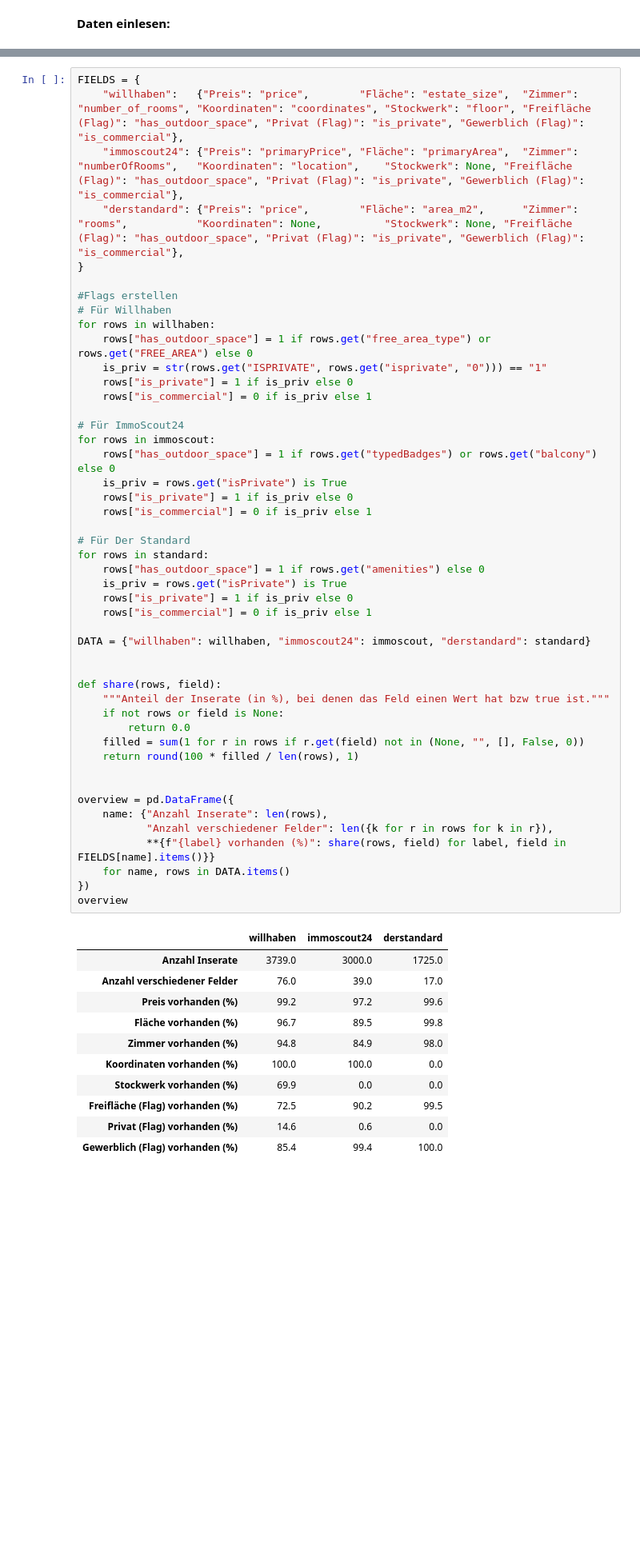
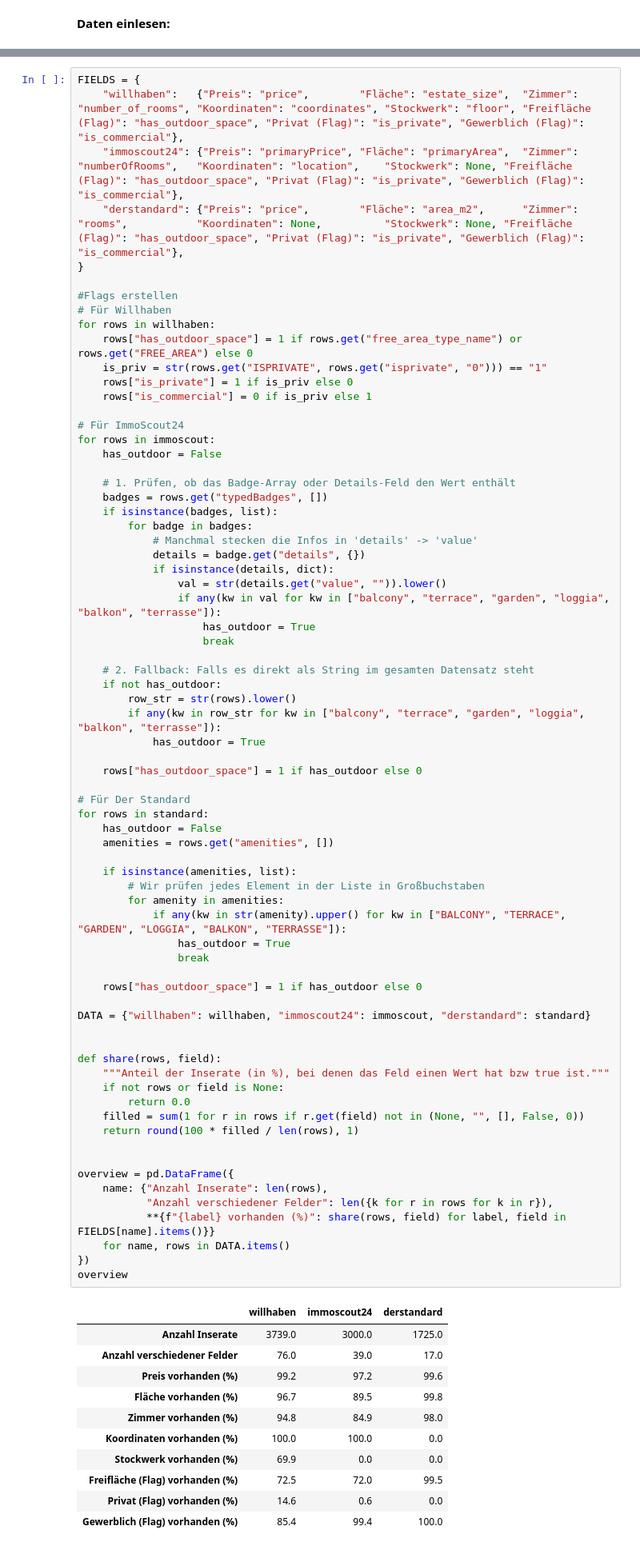
Before and after one commit to Koalabot95/BigDataProjekt, a Jupyter notebook: notebooks/data_source_layer.ipynb, the cells around one changed output, grey strips where cells are left out. Shown at 80% size. Cells and saved outputs as stored; diff of their text form; blank space fills up the shorter version.

Commit message:
fixed wrong calculation for freie fläche flag

```diff
--- a/notebooks/data_source_layer.ipynb
+++ b/notebooks/data_source_layer.ipynb
@@ -193,53 +193,77 @@ FIELDS = {
 #Flags erstellen
 # Für Willhaben
 for rows in willhaben:
-    rows["has_outdoor_space"] = 1 if rows.get("free_area_type") or rows.get("FREE_AREA") else 0
+    rows["has_outdoor_space"] = 1 if rows.get("free_area_type_name") or rows.get("FREE_AREA") else 0
     is_priv = str(rows.get("ISPRIVATE", rows.get("isprivate", "0"))) == "1"
     rows["is_private"] = 1 if is_priv else 0
     rows["is_commercial"] = 0 if is_priv else 1
 
 # Für ImmoScout24
 for rows in immoscout:
-    rows["has_outdoor_space"] = 1 if rows.get("typedBadges") or rows.get("balcony") else 0
-    is_priv = rows.get("isPrivate") is True
-    rows["is_private"] = 1 if is_priv else 0
-    rows["is_commercial"] = 0 if is_priv else 1
+    has_outdoor = False
+
+    # 1. Prüfen, ob das Badge-Array oder Details-Feld den Wert enthält
+    badges = rows.get("typedBadges", [])
+    if isinstance(badges, list):
+        for badge in badges:
+            # Manchmal stecken die Infos in 'details' -> 'value'
+            details = badge.get("details", {})
+            if isinstance(details, dict):
+                val = str(details.get("value", "")).lower()
+                if any(kw in val for kw in ["balcony", "terrace", "garden", "loggia", "balkon", "terrasse"]):
+                    has_outdoor = True
+                    break
+
+    # 2. Fallback: Falls es direkt als String im gesamten Datensatz steht
+    if not has_outdoor:
+        row_str = str(rows).lower()
+        if any(kw in row_str for kw in ["balcony", "terrace", "garden", "loggia", "balkon", "terrasse"]):
+            has_outdoor = True
+
+    rows["has_outdoor_space"] = 1 if has_outdoor else 0
 
 # Für Der Standard
 for rows in standard:
-    rows["has_outdoor_space"] = 1 if rows.get("amenities") else 0
-    is_priv = rows.get("isPrivate") is True
-    rows["is_private"] = 1 if is_priv else 0
-    rows["is_commercial"] = 0 if is_priv else 1
+    has_outdoor = False
+    amenities = rows.get("amenities", [])
+
+    if isinstance(amenities, list):
+        # Wir prüfen jedes Element in der Liste in Großbuchstaben
+        for amenity in amenities:
+            if any(kw in str(amenity).upper() for kw in ["BALCONY", "TERRACE", "GARDEN", "LOGGIA", "BALKON", "TERRASSE"]):
+                has_outdoor = True
+                break
+
+    rows["has_outdoor_space"] = 1 if has_outdoor else 0
 
 DATA = {"willhaben": willhaben, "immoscout24": immoscout, "derstandard": standard}
 
 
 def share(rows, field):
     """Anteil der Inserate (in %), bei denen das Feld einen Wert hat bzw true ist."""
     if not rows or field is None:
         return 0.0
     filled = sum(1 for r in rows if r.get(field) not in (None, "", [], False, 0))
     return round(100 * filled / len(rows), 1)
 
 
 overview = pd.DataFrame({
     name: {"Anzahl Inserate": len(rows),
            "Anzahl verschiedener Felder": len({k for r in rows for k in r}),
            **{f"{label} vorhanden (%)": share(rows, field) for label, field in FIELDS[name].items()}}
     for name, rows in DATA.items()
 })
 overview
 # %% [output]
 |  | willhaben | immoscout24 | derstandard |
 | Anzahl Inserate | 3739.0 | 3000.0 | 1725.0 |
 | Anzahl verschiedener Felder | 76.0 | 39.0 | 17.0 |
 | Preis vorhanden (%) | 99.2 | 97.2 | 99.6 |
 | Fläche vorhanden (%) | 96.7 | 89.5 | 99.8 |
 | Zimmer vorhanden (%) | 94.8 | 84.9 | 98.0 |
 | Koordinaten vorhanden (%) | 100.0 | 100.0 | 0.0 |
 | Stockwerk vorhanden (%) | 69.9 | 0.0 | 0.0 |
-| Freifläche (Flag) vorhanden (%) | 72.5 | 90.2 | 99.5 |
+| Freifläche (Flag) vorhanden (%) | 72.5 | 72.0 | 99.5 |
 | Privat (Flag) vorhanden (%) | 14.6 | 0.6 | 0.0 |
 | Gewerblich (Flag) vorhanden (%) | 85.4 | 99.4 | 100.0 |
 # %% [markdown]
```
